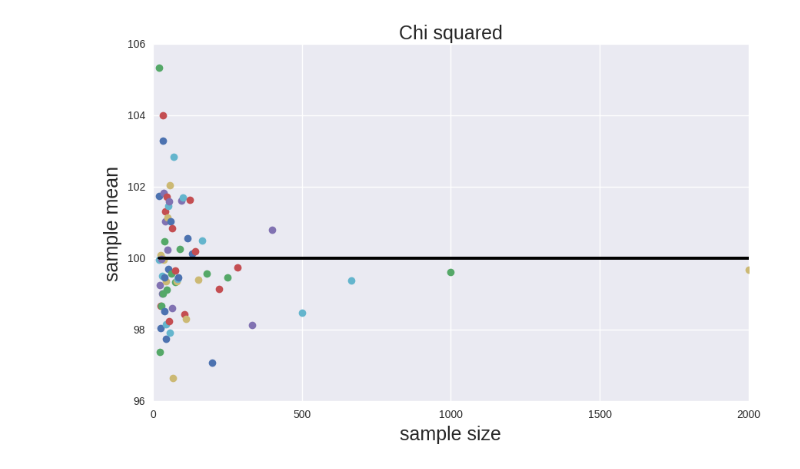
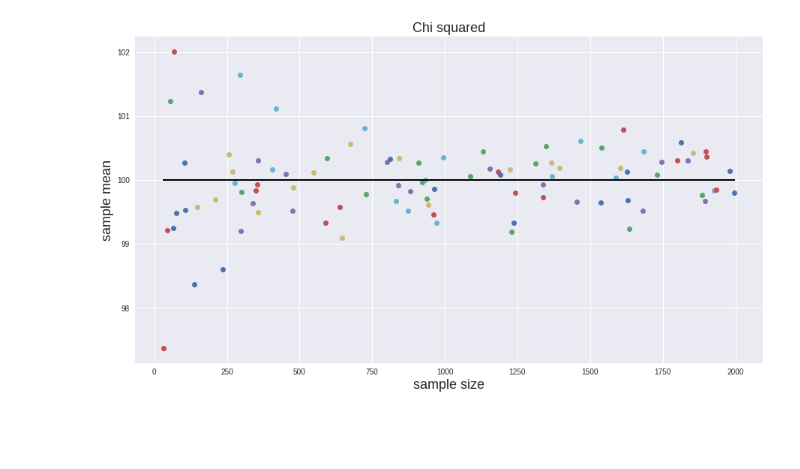
Before and after one commit to charlie-moffett/PUI2017_cm4698, a Jupyter notebook: HW3_cm4698/Assignment1_cm4698.ipynb, the cells around one changed output. Cells and saved outputs as stored; diff of their text form; code cells hidden in the pictures; blank space fills up the shorter version.

```diff
--- a/HW3_cm4698/Assignment1_cm4698.ipynb
+++ b/HW3_cm4698/Assignment1_cm4698.ipynb
@@ -114,19 +35,0 @@ pl.ylabel('sample mean')
-# %%
-mymean = 100
-ran_size = np.random.randint(10,2000)
-
-for n in mysize:
-    md['pois'][n] = np.random.poisson(df, ran_size)
-    md['gaus'][n] = np.random.normal(loc=0.0, scale=1.0, size=None)
-    md['chisq'][n] = np.random.chisquare(df, size=100)
-    md['binomial'][n] = np.random.binomial(n, p=.5, size=None)
-    md['lnorm'][n] = np.random.lognormal(mean=0.0, sigma=1.0, size=None)
-
-# md now is a dictionary with five objects: arrays with the distribution name keys
-for dist in distributions:
-    md[dist] = list(md[dist])
-    pl.hist(md[dist], bins = 30)
-    pl.ylabel('N')
-    pl.xlabel('x')
-    pl.title(dist)
-    pl.show()
@@ -153,19 +91,26 @@ for n in mysize:
 # %%
-# saving the means for plotting later
+# chi square
+np.random.seed(98)
 
+md['chisq'] = {}
+df = mymean
+
+#Filling the dictionary
+for n in mysize:
+    md['chisq'][n] = np.random.chisquare(df, size = n)
+
+#Saving the means in my dictionary
 md['chisq']['means'] = {}
-axchisq_mu_n = pl.figure(figsize=(10,6)).add_subplot(111)
 
+#Plotting the Means
+axChisq_means = pl.figure(figsize=(15,8)).add_subplot(111)
 for nn in md['chisq']:
     if not type(nn) == str:
         md['chisq']['means'][nn] = md['chisq'][nn].mean()
-        #and plot it
-        axchisq_mu_n.plot(nn, md['chisq']['means'][nn], 'o')
-        axchisq_mu_n.set_xlabel('sample size', fontsize=18)
-        axchisq_mu_n.set_ylabel('sample mean', fontsize=18)
-        axchisq_mu_n.set_title('Chi squared', fontsize=18)
-        axchisq_mu_n.plot([min(mysize), max(mysize)], [df, df], 'k')
-
-pl.title('Figure 2: [describe what you see and how it relates to the law of large numbers]')
+        axChisq_means.plot(nn, md['chisq']['means'][nn], 'o')
+        axChisq_means.set_xlabel('sample size', fontsize=18)
+        axChisq_means.set_ylabel('sample mean', fontsize=18)
+        axChisq_means.set_title('Chi squared', fontsize=18)
+        axChisq_means.plot([min(mysize), max(mysize)], [mymean, mymean], 'k')
 # %% [output]
-[figure, old version]
+[figure, new version]
```
Also changed, not shown: parts of 16 cells of this notebook.
